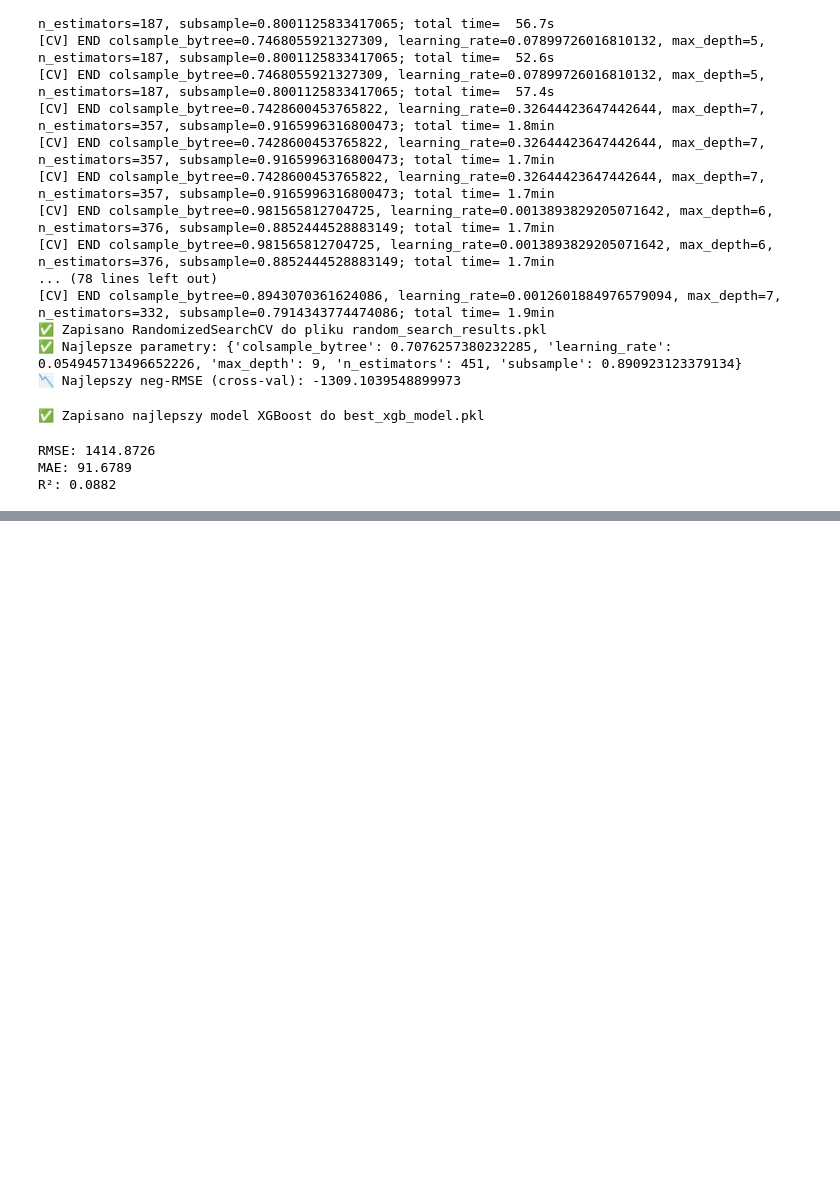
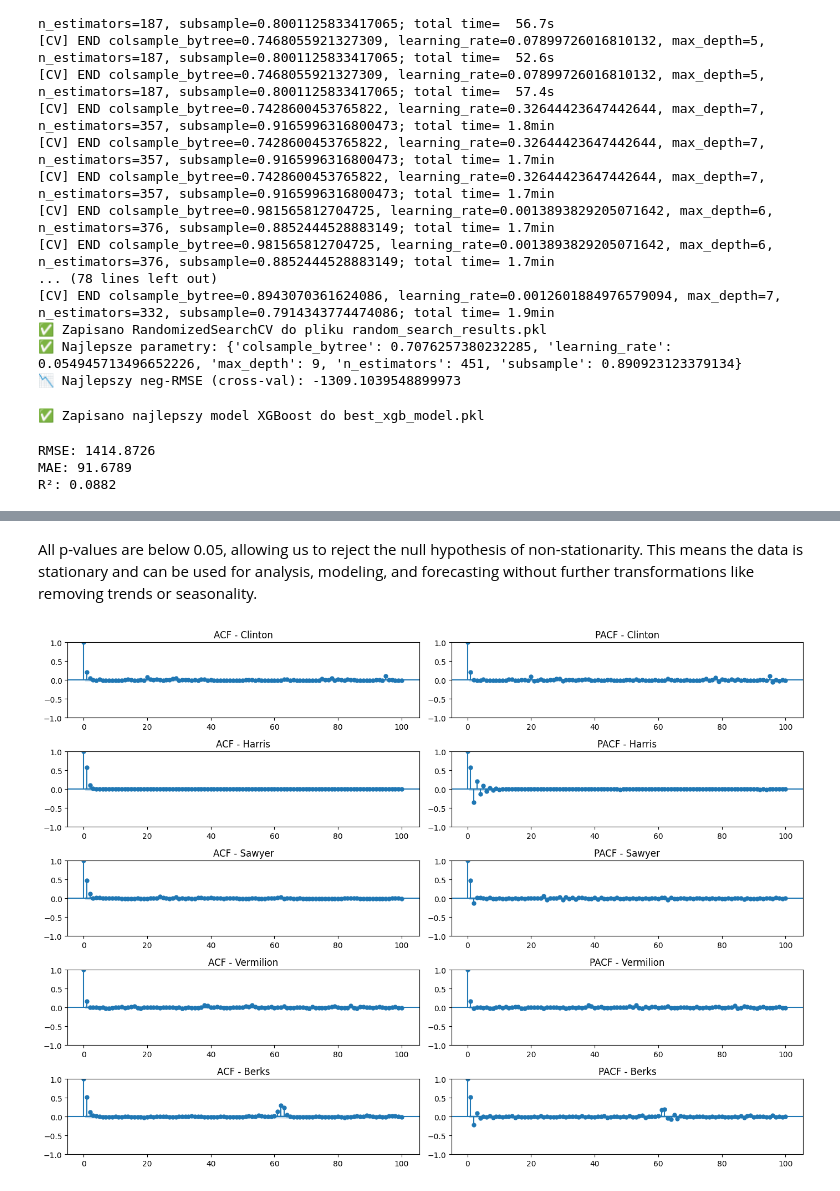
Before and after one commit to kwiatkowskaa/PowerOutage_Prediction, a Jupyter notebook: notebooks/03_model_development.ipynb, the cells around one changed output, grey strips where cells are left out. Saved outputs shown, nothing was run; the diff lists cells and outputs as text; code cells hidden in the pictures; blank space fills up the shorter version.

Commit message:
'model'

```diff
--- a/notebooks/03_model_development.ipynb
+++ b/notebooks/03_model_development.ipynb
@@ -190,0 +345,23 @@ R²: 0.0882
+# %%
+for key, d in dict_customers_out.items():
+    train = d[1]
+    test = d[2]
+    test = test[~test.index.duplicated()]
+    train = train[~train.index.duplicated()]
+
+    print(train.index[-1])
+
+    model = SARIMAX(
+    train['CustomersOut'],
+    exog=train.drop(columns='CustomersOut'),
+    order=(p, dd, q),
+    seasonal_order=(0, 0, 0, 0),
+    enforce_stationarity=False,
+    enforce_invertibility=False
+    )
+
+    results = model.fit()
+    forecast = results.predict(start=test.index[0], end=test.index[-1], exog=test.drop(columns='CustomersOut'))
+
+    dict_customers_out[key].append(results)
+    dict_customers_out[key].append(forecast)
@@ -190,0 +474,12 @@ R²: 0.0882
+# %%
+dict_percent = copy.deepcopy(df_dict)
+# %%
+for key, d in dict_percent.items():
+    d = d.drop(columns=['CustomersOut'])
+    dict_percent[key] = d
+# %%
+for key, d in dict_percent.items():
+    train = d.iloc[:-365]
+    test = d.iloc[-365:]
+
+    dict_percent[key] = [d, train, test]
@@ -190,0 +508,6 @@ R²: 0.0882
+# %% [markdown]
+All p-values are below 0.05, allowing us to reject the null hypothesis of non-stationarity. This means the data is stationary and can be used for analysis, modeling, and forecasting without further transformations like removing trends or seasonality.
+# %%
+plot_acf_pacf(dict_percent, 100, 'PercentCustomersOut')
+# %% [output]
+[figure, added]
```
Also changed, not shown: parts of 38 cells of this notebook.
